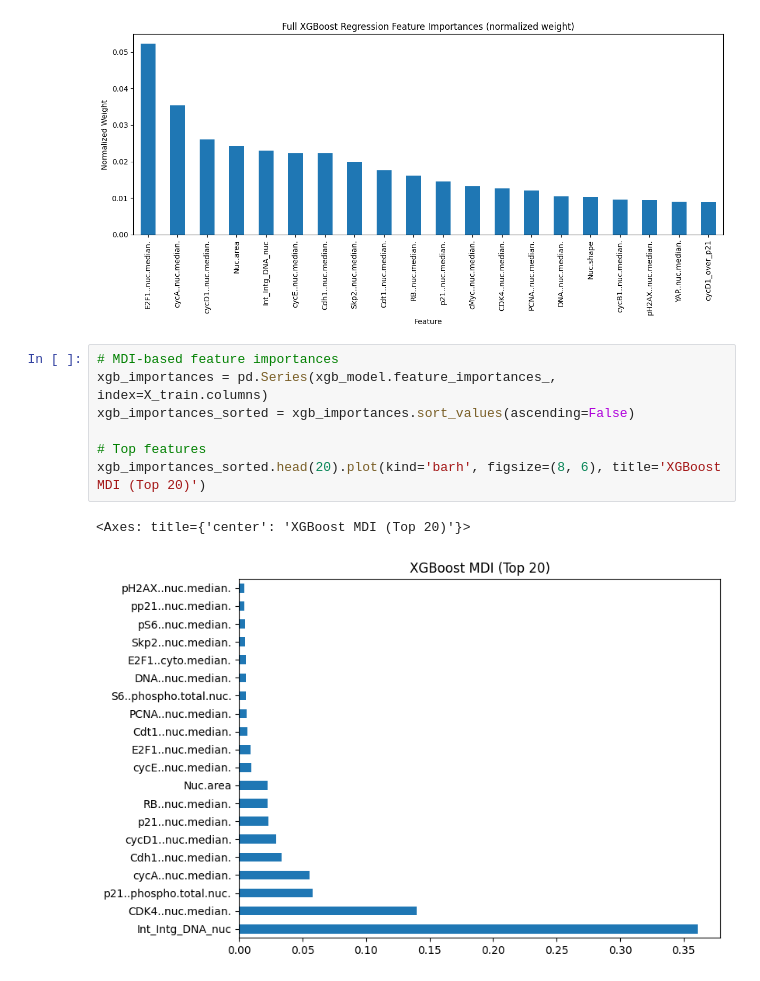
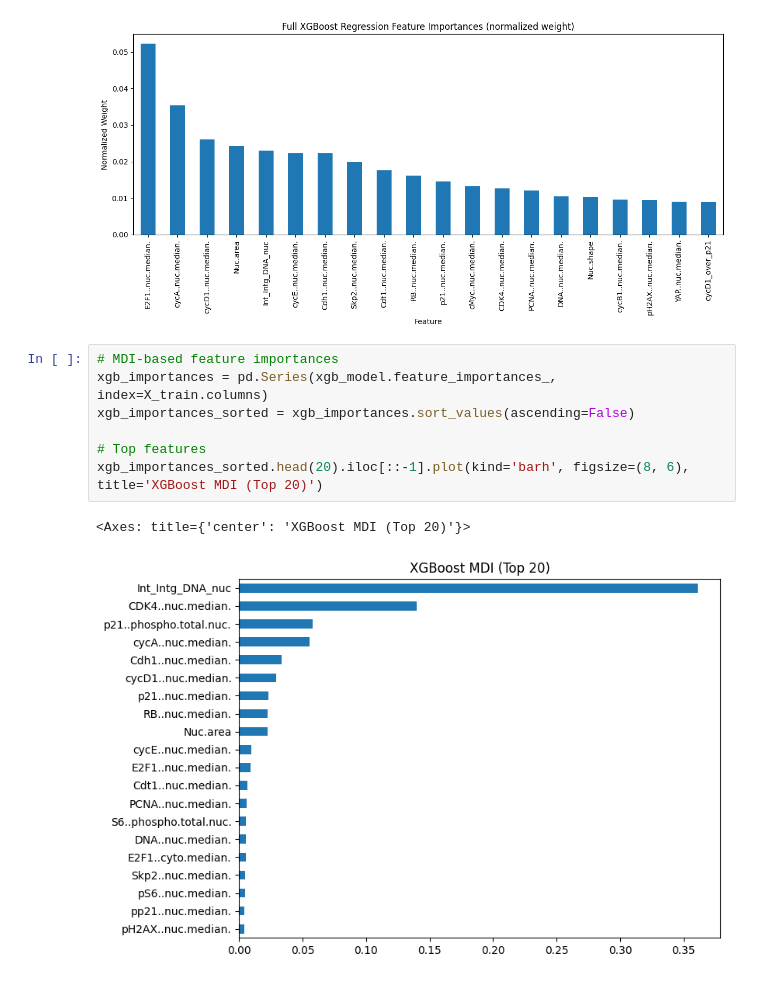
Before and after one commit to mariahgloehr/IICD, a Jupyter notebook: Benchmarks/XGBoost/xgb_regression.ipynb, the cells around one changed output. Saved outputs shown, nothing was run; the diff lists cells and outputs as text.

```diff
--- a/Benchmarks/XGBoost/xgb_regression.ipynb
+++ b/Benchmarks/XGBoost/xgb_regression.ipynb
@@ -225,10 +225,10 @@ cJun..cell.median.           0.000303
 # %%
 # MDI-based feature importances
 xgb_importances = pd.Series(xgb_model.feature_importances_, index=X_train.columns)
 xgb_importances_sorted = xgb_importances.sort_values(ascending=False)
 
 # Top features
-xgb_importances_sorted.head(20).plot(kind='barh', figsize=(8, 6), title='XGBoost MDI (Top 20)')
+xgb_importances_sorted.head(20).iloc[::-1].plot(kind='barh', figsize=(8, 6), title='XGBoost MDI (Top 20)')
 # %% [output]
 <Axes: title={'center': 'XGBoost MDI (Top 20)'}>
-[figure, old version]
+[figure, new version]
```
Also changed, not shown: 6 other files.
